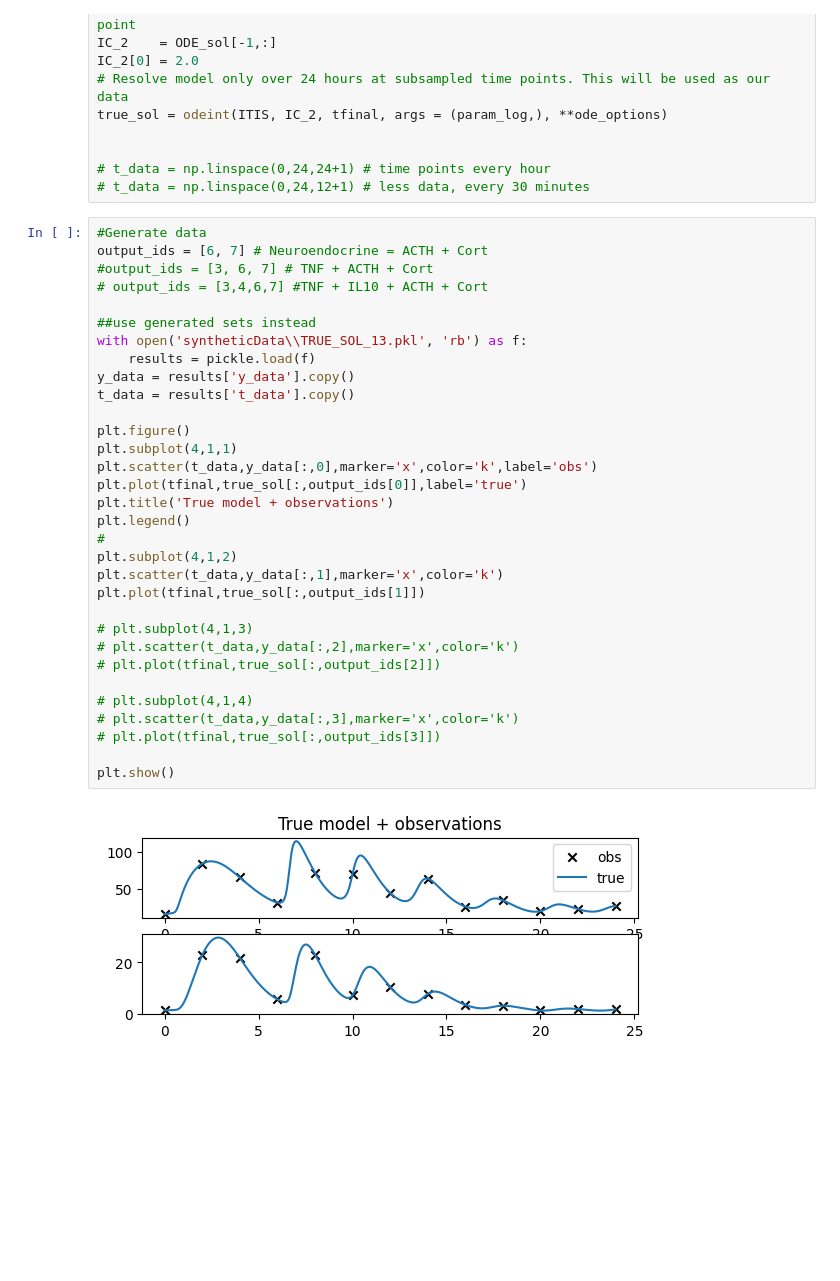
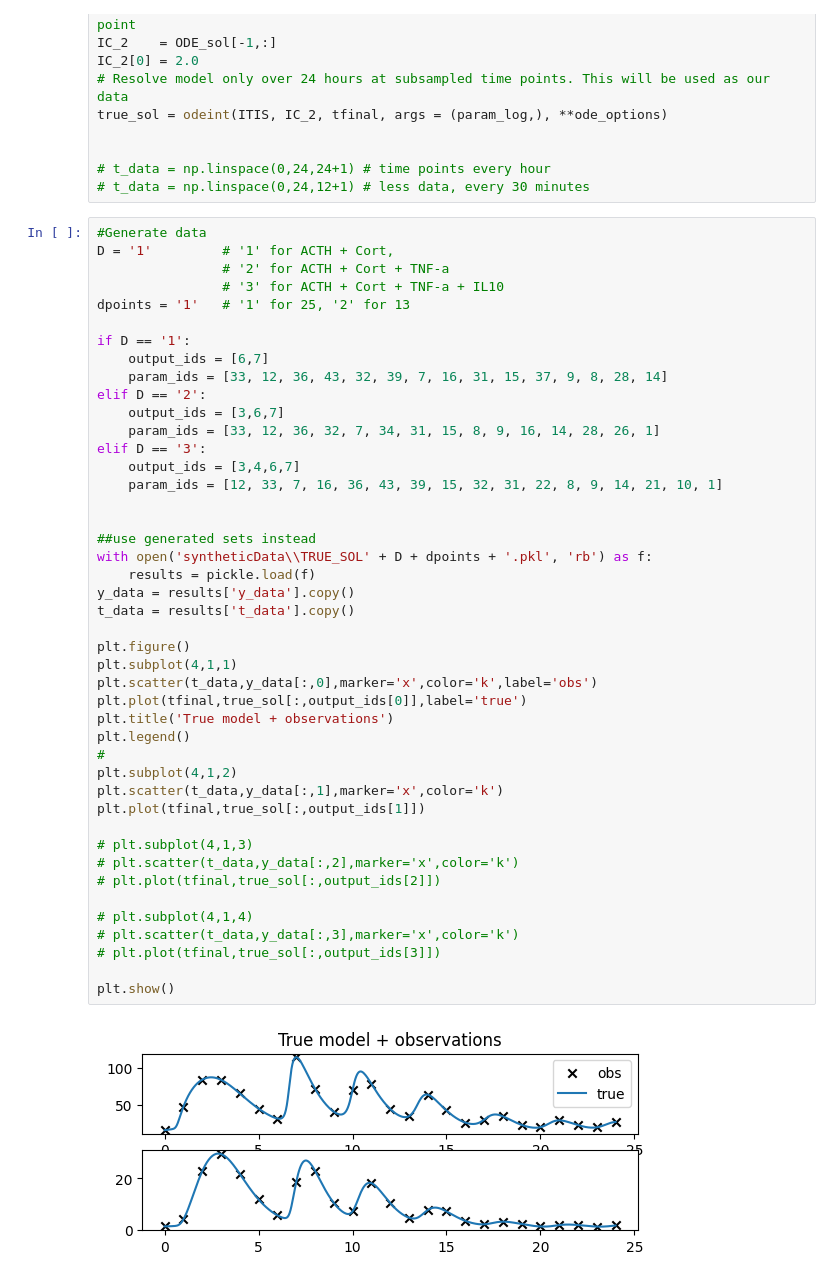
Before and after one commit to aayres22/ITIS_Analysis, a Jupyter notebook: PL_analysis.ipynb, the cells around one changed output. Cells and saved outputs as stored; diff of their text form; blank space fills up the shorter version.

```diff
--- a/PL_analysis.ipynb
+++ b/PL_analysis.ipynb
@@ -44,36 +44,48 @@ true_sol = odeint(ITIS, IC_2, tfinal, args = (param_log,), **ode_options)
 # t_data = np.linspace(0,24,12+1) # less data, every 30 minutes
 # %%
 #Generate data
-output_ids = [6, 7] # Neuroendocrine = ACTH + Cort
-#output_ids = [3, 6, 7] # TNF + ACTH + Cort
-# output_ids = [3,4,6,7] #TNF + IL10 + ACTH + Cort
+D = '1'         # '1' for ACTH + Cort,
+                # '2' for ACTH + Cort + TNF-a
+                # '3' for ACTH + Cort + TNF-a + IL10
+dpoints = '1'   # '1' for 25, '2' for 13
+
+if D == '1':
+    output_ids = [6,7]
+    param_ids = [33, 12, 36, 43, 32, 39, 7, 16, 31, 15, 37, 9, 8, 28, 14]
+elif D == '2':
+    output_ids = [3,6,7]
+    param_ids = [33, 12, 36, 32, 7, 34, 31, 15, 8, 9, 16, 14, 28, 26, 1]
+elif D == '3':
+    output_ids = [3,4,6,7]
+    param_ids = [12, 33, 7, 16, 36, 43, 39, 15, 32, 31, 22, 8, 9, 14, 21, 10, 1]
+
 
 ##use generated sets instead
-with open('syntheticData\\TRUE_SOL_13.pkl', 'rb') as f:
+with open('syntheticData\\TRUE_SOL' + D + dpoints + '.pkl', 'rb') as f:
     results = pickle.load(f)
 y_data = results['y_data'].copy()
 t_data = results['t_data'].copy()
 
 plt.figure()
 plt.subplot(4,1,1)
 plt.scatter(t_data,y_data[:,0],marker='x',color='k',label='obs')
 plt.plot(tfinal,true_sol[:,output_ids[0]],label='true')
 plt.title('True model + observations')
 plt.legend()
 #
 plt.subplot(4,1,2)
 plt.scatter(t_data,y_data[:,1],marker='x',color='k')
 plt.plot(tfinal,true_sol[:,output_ids[1]])
 
 # plt.subplot(4,1,3)
 # plt.scatter(t_data,y_data[:,2],marker='x',color='k')
 # plt.plot(tfinal,true_sol[:,output_ids[2]])
 
 # plt.subplot(4,1,4)
 # plt.scatter(t_data,y_data[:,3],marker='x',color='k')
 # plt.plot(tfinal,true_sol[:,output_ids[3]])
 
 plt.show()
 # %% [output]
-[figure, old version]
+[figure, new version]
 # %%
```
Also changed, not shown: parts of 6 cells of this notebook, 1 other file.
